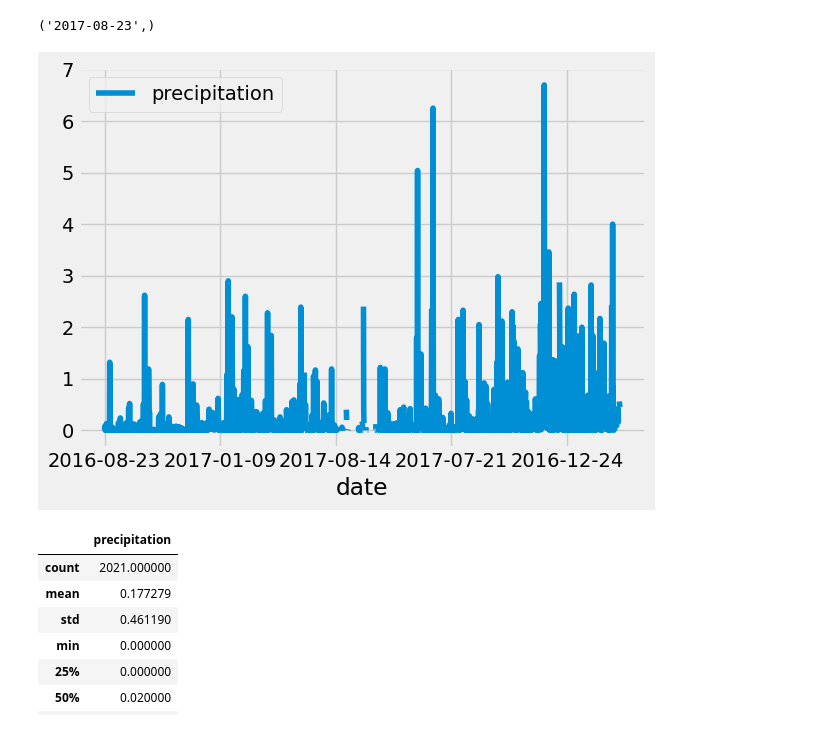
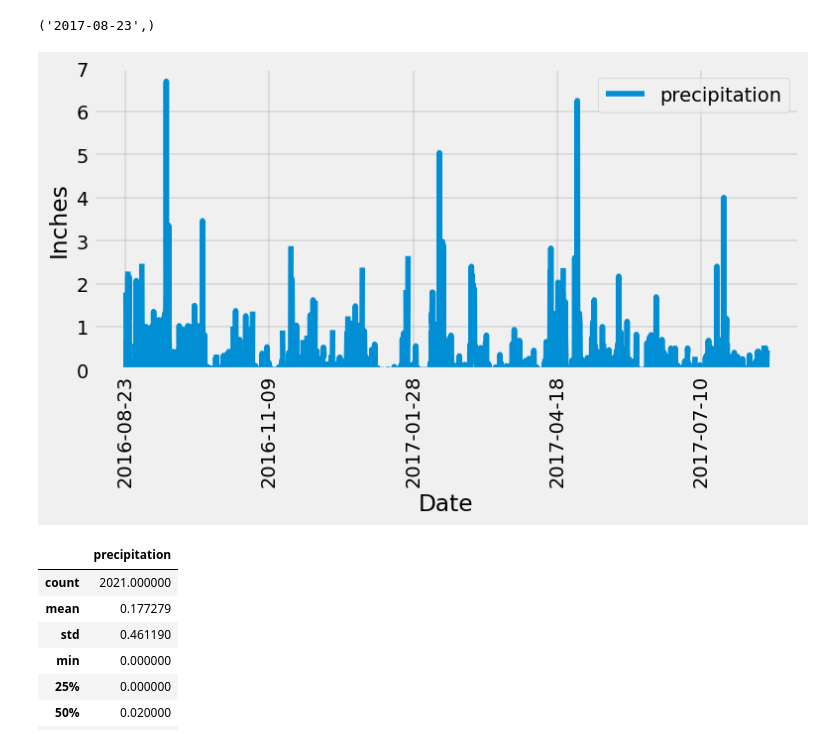
Before and after one commit to Geysha07/sqlalchemy-challenge, a Jupyter notebook: Starter_Code/climate_starter.ipynb, the cells around one changed output. Cells and saved outputs as stored; diff of their text form; code cells hidden in the pictures.

Commit message:
added plot and summary statistics for dataframe

```diff
--- a/Starter_Code/climate_starter.ipynb
+++ b/Starter_Code/climate_starter.ipynb
@@ -49,26 +49,33 @@ session.query(measurement.date).order_by(measurement.date.desc()).first()
 # %%
 # Design a query to retrieve the last 12 months of precipitation data and plot the results.
 # Starting from the most recent data point in the database.
 
 # Calculate the date one year from the last date in data set.
 one_year_prior = dt.date(2017, 8, 23) - dt.timedelta(days=365)
 
 # Perform a query to retrieve the data and precipitation scores
 one_year_data = []
 one_year_data = session.query(measurement.date, measurement.prcp).\
     filter(measurement.date >= one_year_prior).all()
 
 # Save the query results as a Pandas DataFrame. Explicitly set the column names
 measurement_df = pd.DataFrame(one_year_data, columns = ['date', 'precipitation'] )
 
 # Sort the dataframe by date
 measurement_df.set_index('date', inplace = True)
+measurement_df.sort_index(inplace = True)
 
 # Use Pandas Plotting with Matplotlib to plot the data
-measurement_df.plot.line()
+measurement_df.plot.line(figsize = [8,5])
+plt.legend(loc = 'best')
+plt.xlabel('Date')
+plt.ylabel('Inches')
+plt.ylim(0,7)
+plt.xticks(rotation = 90)
+plt.grid(True, color = "grey", linewidth = '0.25')
 plt.tight_layout()
 plt.show()
 # %% [output]
-[figure, old version]
+[figure, new version]
 # %%
 # Use Pandas to calculate the summary statistics for the precipitation data
```
Also changed, not shown: parts of 5 cells of this notebook.
